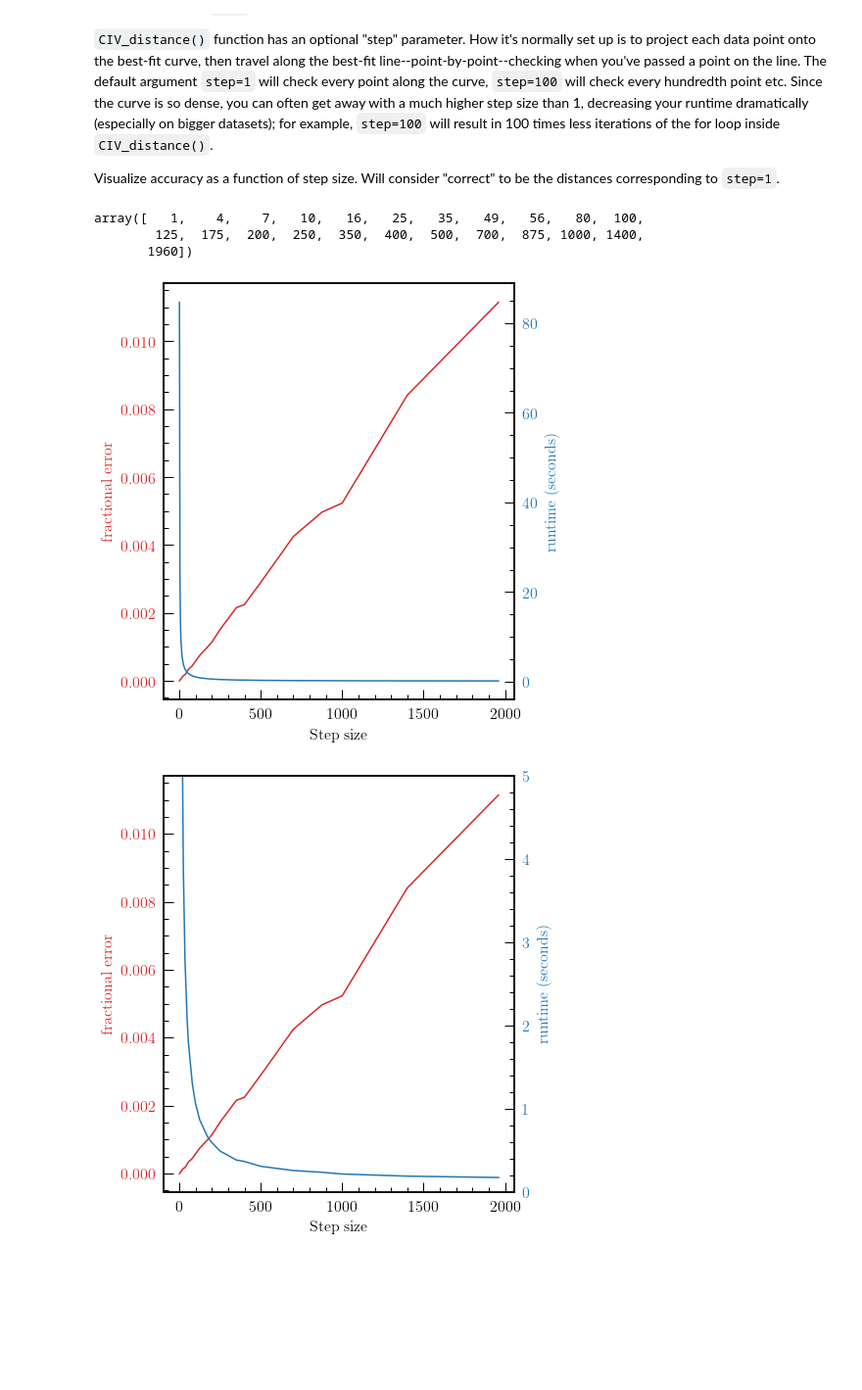
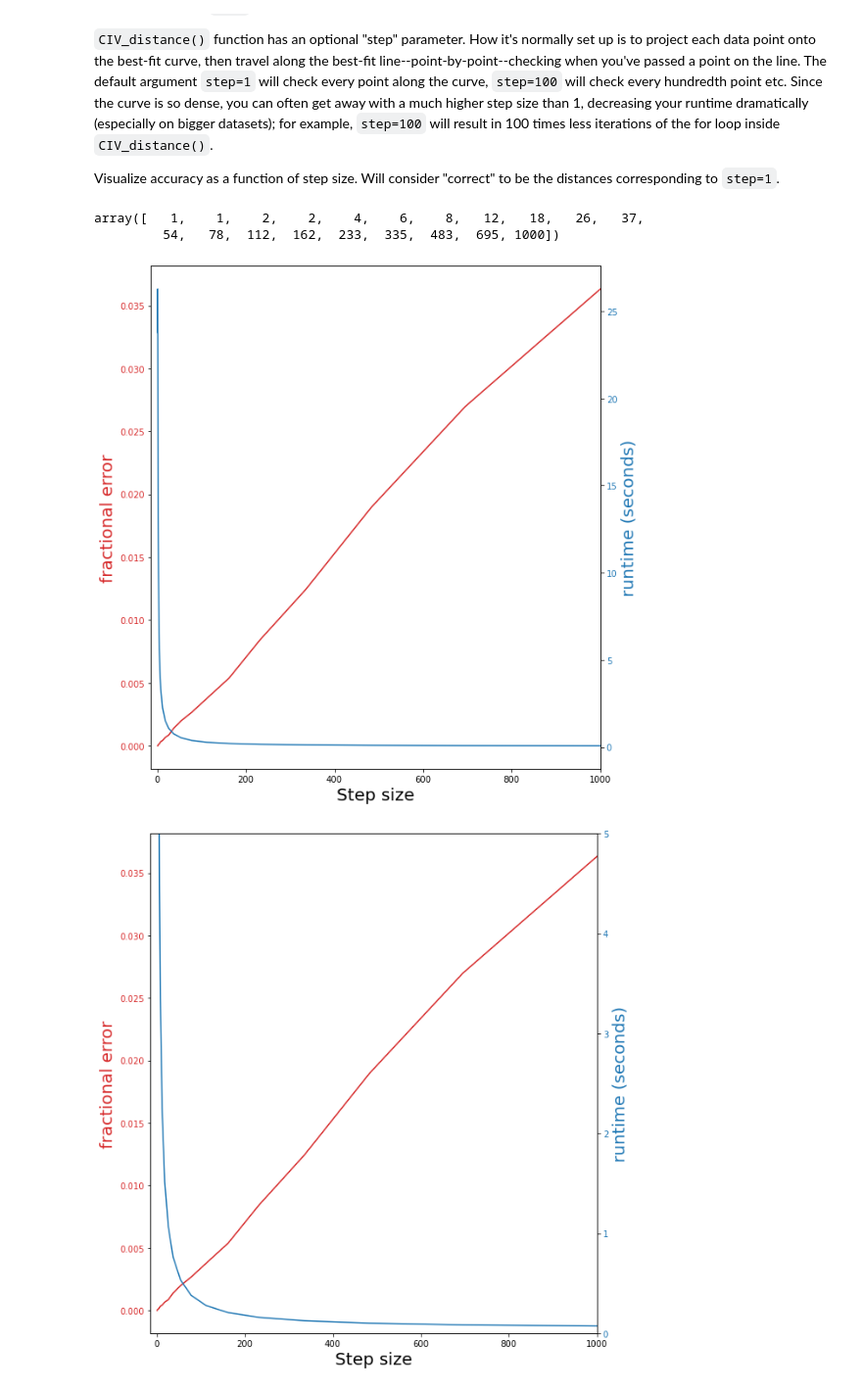
Before and after one commit to RichardsGroup/CIV_Distance, a Jupyter notebook: example.ipynb, the cells around one changed output. Shown at 98% size. Cells and saved outputs as stored; diff of their text form; code cells hidden in the pictures; blank space fills up the shorter version.

Commit message:
Update step stuff

```diff
--- a/example.ipynb
+++ b/example.ipynb
@@ -81,13 +126,12 @@ def factors(n):
 # %%
-step_list = np.sort(list(factors(98000)))[0:-15:2]
+step_list = np.logspace(np.log10(1), np.log10(1000), 20).astype(int)
 diff_list = [0]
 dt_list   = [end - start]
 # %%
 step_list
 # %% [output]
-array([   1,    4,    7,   10,   16,   25,   35,   49,   56,   80,  100,
-        125,  175,  200,  250,  350,  400,  500,  700,  875, 1000, 1400,
-       1960])
+array([   1,    1,    2,    2,    4,    6,    8,   12,   18,   26,   37,
+         54,   78,  112,  162,  233,  335,  483,  695, 1000])
 # %%
 for step_size in step_list[1:]:
     start_time = time()
@@ -100,41 +142,45 @@ plt.subplots?
 # %%
-fig, ax1 = plt.subplots()
+fig, ax1 = plt.subplots(figsize=(9,9))
 
 color = 'tab:red'
-ax1.set_xlabel('Step size')
-ax1.set_ylabel('fractional error', color=color)
+ax1.set_xlabel('Step size', fontsize=20)
+ax1.set_ylabel('fractional error', color=color, fontsize=20)
 ax1.plot(step_list, diff_list, color=color)
 ax1.tick_params(axis='y', labelcolor=color)
+ax1.set_xlim(-15, 1000)
 
 ax2 = ax1.twinx()  # instantiate a second axes that shares the same x-axis
 
 color = 'tab:blue'
-ax2.set_ylabel('runtime (seconds)', color=color)  # we already handled the x-label with ax1
+ax2.set_ylabel('runtime (seconds)', color=color, fontsize=20)  # we already handled the x-label with ax1
 ax2.plot(step_list, dt_list, color=color)
 ax2.tick_params(axis='y', labelcolor=color)
+ax2.set_xlim(-15, 1000)
 
 fig.tight_layout()  # otherwise the right y-label is slightly clipped
 plt.show()
 
-fig, ax11 = plt.subplots()
+fig, ax11 = plt.subplots(figsize=(9,9))
 
 color = 'tab:red'
-ax11.set_xlabel('Step size')
-ax11.set_ylabel('fractional error', color=color)
+ax11.set_xlabel('Step size', fontsize=20)
+ax11.set_ylabel('fractional error', color=color, fontsize=20)
 ax11.plot(step_list, diff_list, color=color)
 ax11.tick_params(axis='y', labelcolor=color)
+ax11.set_xlim(-15, 1000)
 
 ax22 = ax11.twinx()  # instantiate a second axes that shares the same x-axis
 
 color = 'tab:blue'
-ax22.set_ylabel('runtime (seconds)', color=color)  # we already handled the x-label with ax1
+ax22.set_ylabel('runtime (seconds)', color=color, fontsize=20)  # we already handled the x-label with ax1
 ax22.plot(step_list, dt_list, color=color)
 ax22.tick_params(axis='y', labelcolor=color)
+ax22.set_xlim(-15, 1000)
 
 fig.tight_layout()  # otherwise the right y-label is slightly clipped
 ax22.set_ylim(0,5)
 plt.show()
 # %% [output]
-[figure, old version]
+[figure, new version]
-[figure, old version]
+[figure, new version]
 # %% [markdown]
```
Also changed, not shown: parts of 7 cells of this notebook.
